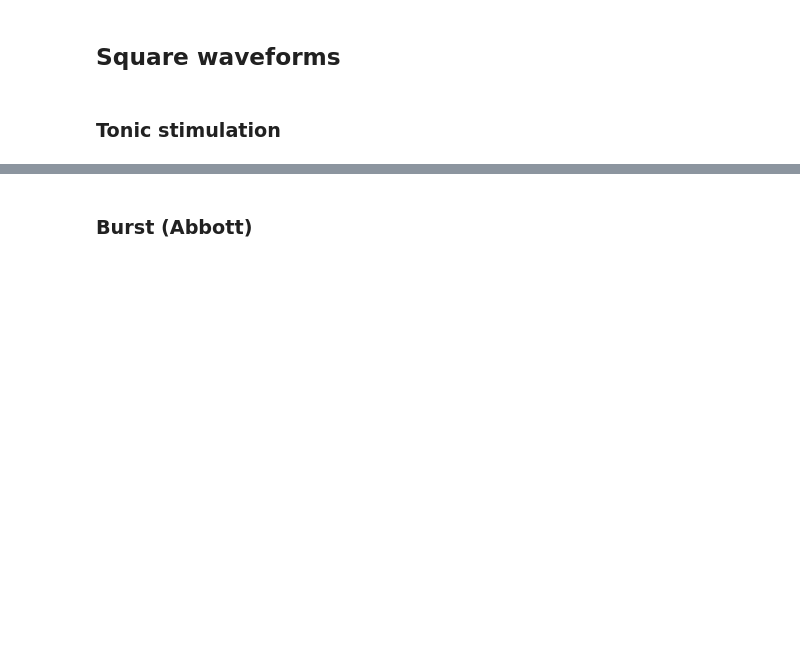
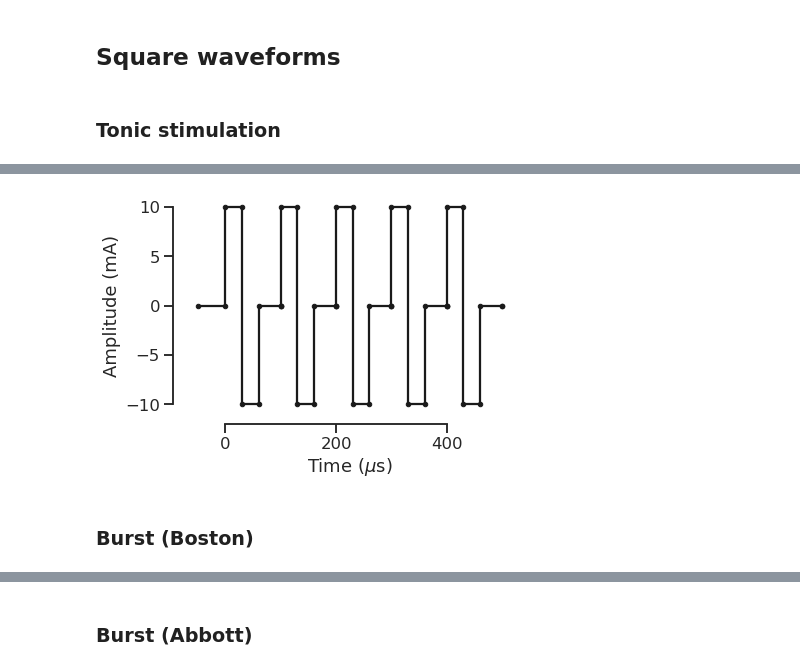
Before and after one commit to conorkeogh/wavewriter, a Jupyter notebook: nbs/04_examples.ipynb, the cells around one changed output, grey strips where cells are left out. Cells and saved outputs as stored; diff of their text form; code cells hidden in the pictures; blank space fills up the shorter version.

```diff
--- a/nbs/04_examples.ipynb
+++ b/nbs/04_examples.ipynb
@@ -31,0 +167,12 @@ device = WaveWriter()
+# %%
+# Generate high frequency tonic stimulation
+v, t = generate_tonic(
+    10, # mA
+    10000, # Hz
+    30, # mA
+    biphasic=True
+)
+
+plot_waveforms(t, v)
+# %% [output]
+[figure, added]
@@ -31,0 +186,2 @@ device = WaveWriter()
+# %% [markdown]
+### Burst (Boston)
```
Also changed, not shown: parts of 28 cells of this notebook, 7 other files.
